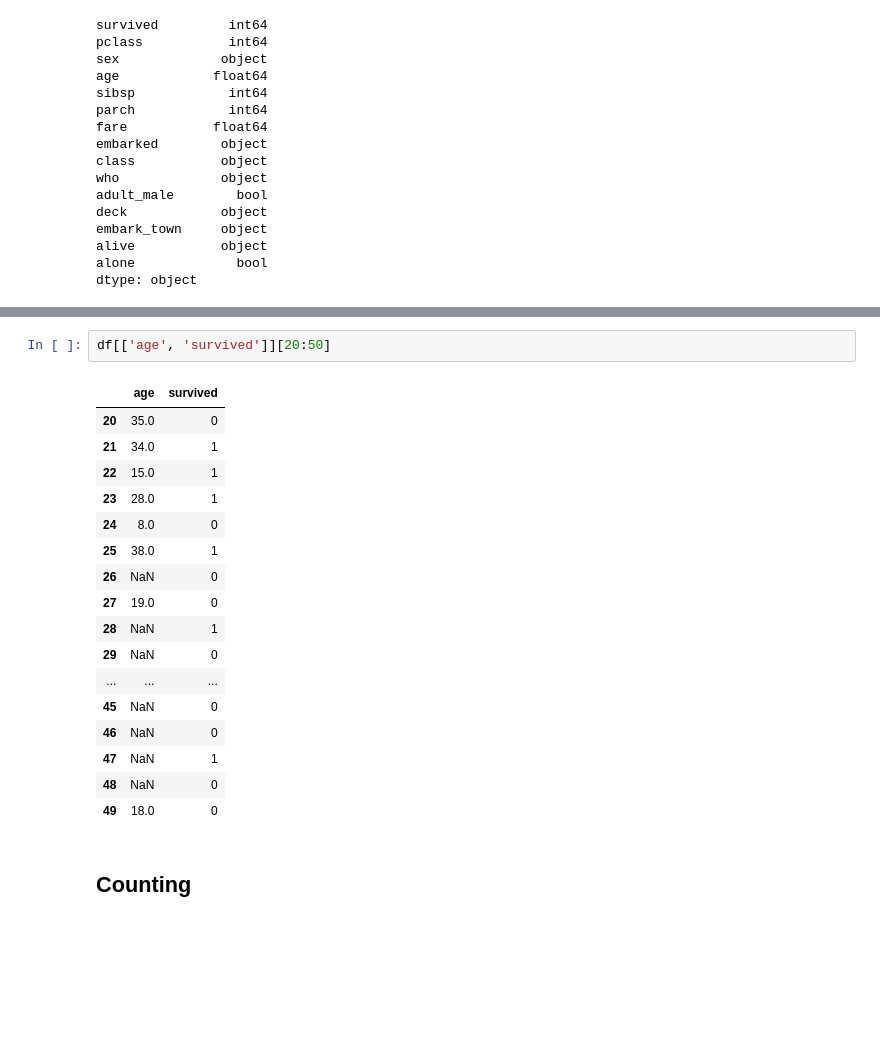
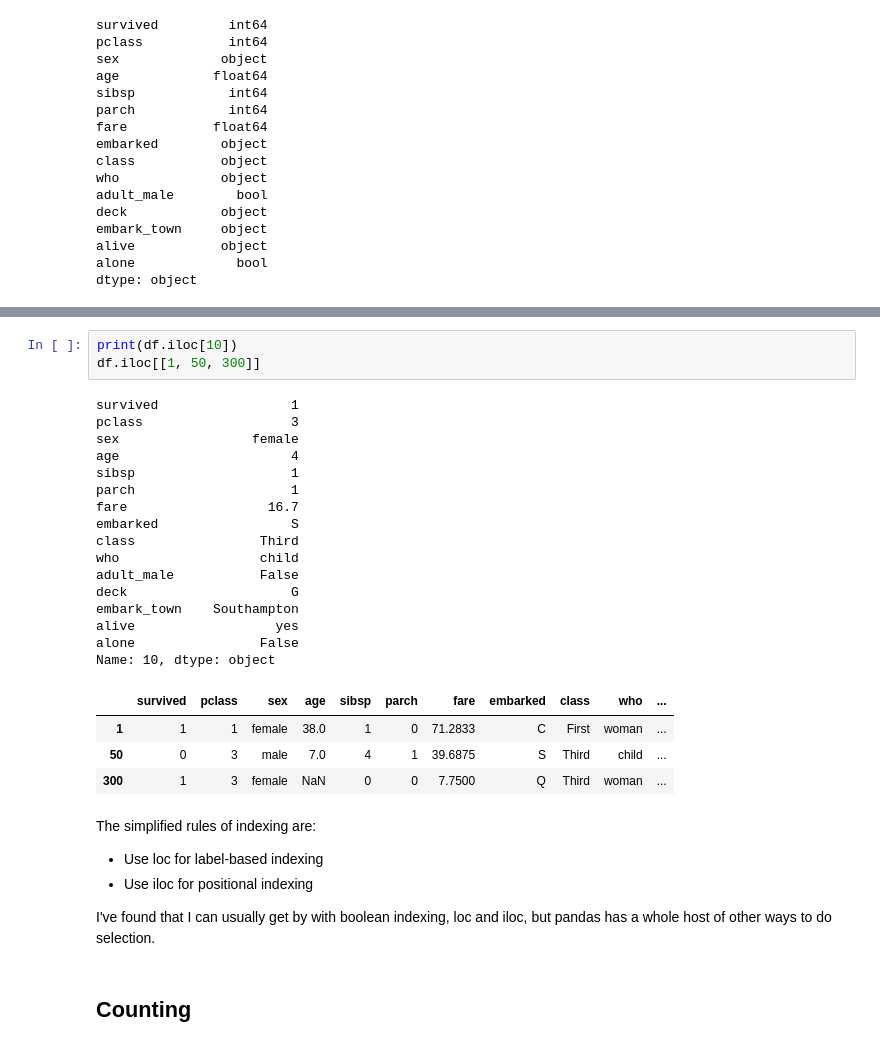
Before and after one commit to ondrolexa/r-python, a Jupyter notebook: pandas-01-titanic.ipynb, the cells around one changed output, grey strips where cells are left out. Saved outputs shown, nothing was run; the diff lists cells and outputs as text; blank space fills up the shorter version.

```diff
--- a/pandas-01-titanic.ipynb
+++ b/pandas-01-titanic.ipynb
@@ -198,23 +461,34 @@ df[df.age > 35]
-# %%
-df[['age', 'survived']][20:50]
-# %% [output]
-|  | age | survived |
-| 20 | 35.0 | 0 |
-| 21 | 34.0 | 1 |
-| 22 | 15.0 | 1 |
-| 23 | 28.0 | 1 |
-| 24 | 8.0 | 0 |
-| 25 | 38.0 | 1 |
-| 26 | NaN | 0 |
-| 27 | 19.0 | 0 |
-| 28 | NaN | 1 |
-| 29 | NaN | 0 |
-| ... | ... | ... |
-| 45 | NaN | 0 |
-| 46 | NaN | 0 |
-| 47 | NaN | 1 |
-| 48 | NaN | 0 |
-| 49 | 18.0 | 0 |
+# %%
+print(df.iloc[10])
+df.iloc[[1, 50, 300]]
+# %% [output]
+survived                 1
+pclass                   3
+sex                 female
+age                      4
+sibsp                    1
+parch                    1
+fare                  16.7
+embarked                 S
+class                Third
+who                  child
+adult_male           False
+deck                     G
+embark_town    Southampton
+alive                  yes
+alone                False
+Name: 10, dtype: object
+|  | survived | pclass | sex | age | sibsp | parch | fare | embarked | class | who | ... |
+| 1 | 1 | 1 | female | 38.0 | 1 | 0 | 71.2833 | C | First | woman | ... |
+| 50 | 0 | 3 | male | 7.0 | 4 | 1 | 39.6875 | S | Third | child | ... |
+| 300 | 1 | 3 | female | NaN | 0 | 0 | 7.7500 | Q | Third | woman | ... |
+# %% [markdown]
+The simplified rules of indexing are:
+
+ - Use loc for label-based indexing
+ - Use iloc for positional indexing
+
+I've found that I can usually get by with boolean indexing, loc and iloc, but pandas has a whole host of other ways to do selection.
 # %% [markdown]
 ## Counting
 # %%
```
Also changed, not shown: parts of 61 cells of this notebook, 1 other file.
